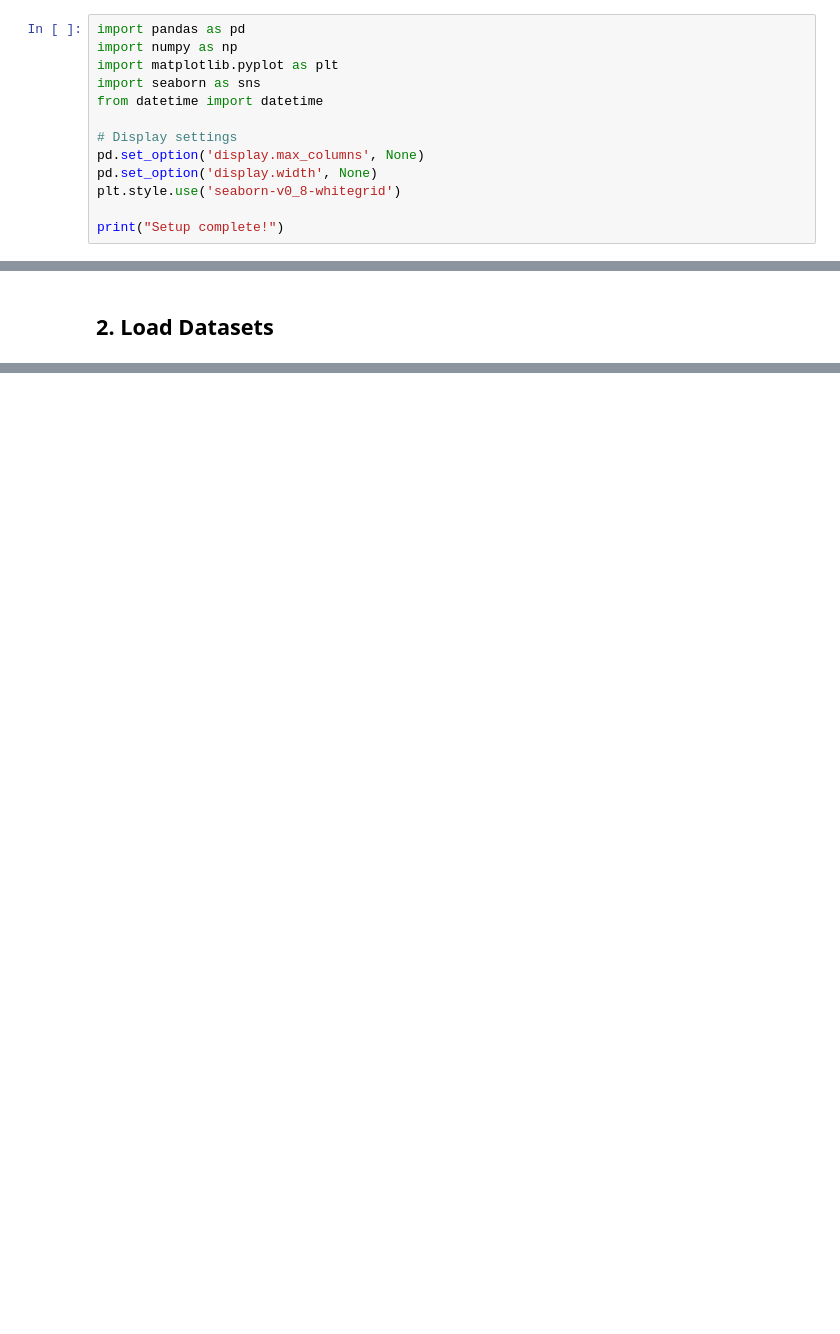
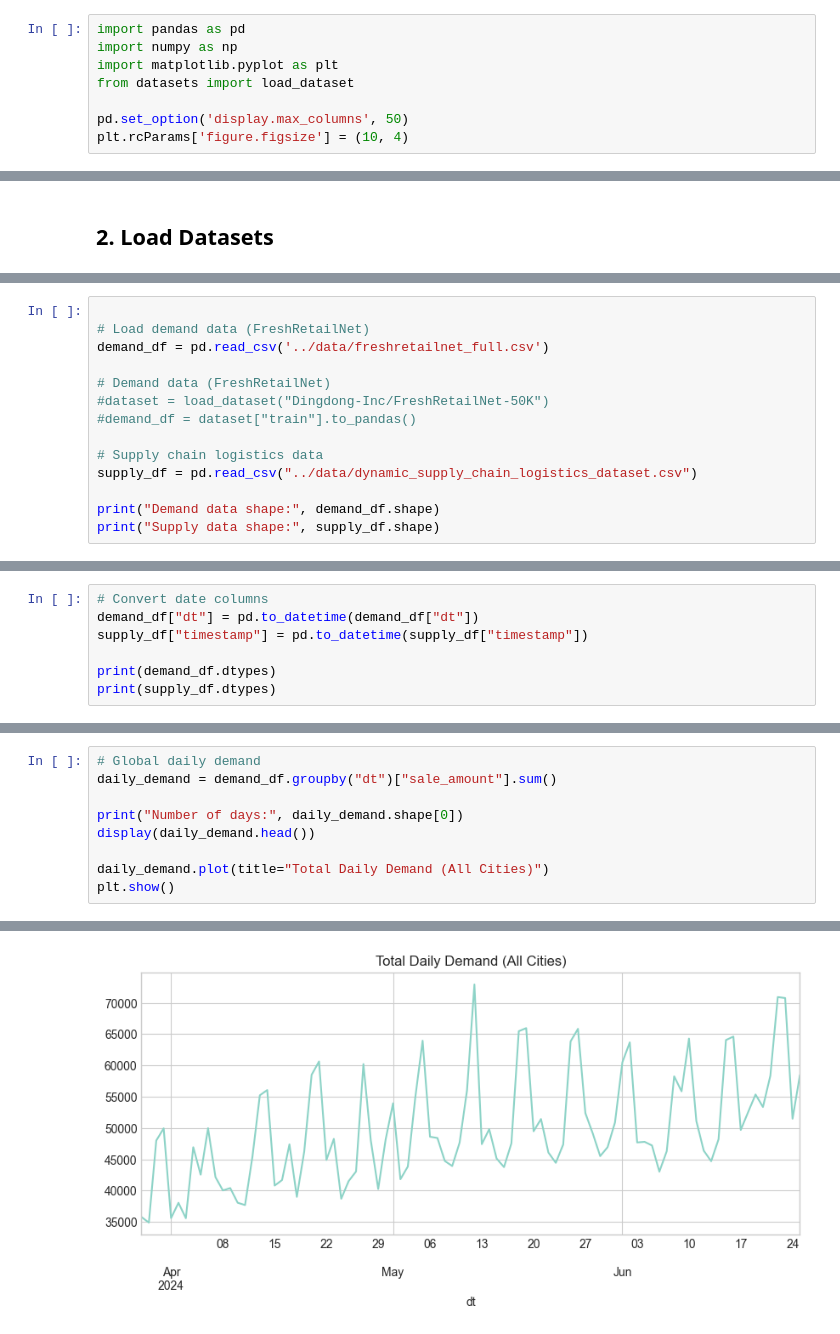
Before and after one commit to anoushka410/Material-Allocation, a Jupyter notebook: code/01_data_ingestion.ipynb, the cells around one changed output, grey strips where cells are left out. Drawn from its saved outputs; the diff is of its cells as text; blank space fills up the shorter version.

```diff
--- a/code/01_data_ingestion.ipynb
+++ b/code/01_data_ingestion.ipynb
@@ -10,12 +16,7 @@
 import pandas as pd
 import numpy as np
 import matplotlib.pyplot as plt
-import seaborn as sns
-from datetime import datetime
+from datasets import load_dataset
 
-# Display settings
-pd.set_option('display.max_columns', None)
-pd.set_option('display.width', None)
-plt.style.use('seaborn-v0_8-whitegrid')
-
-print("Setup complete!")
+pd.set_option('display.max_columns', 50)
+plt.rcParams['figure.figsize'] = (10, 4)
@@ -361,0 +25,14 @@ Saved:
+# %%
+
+# Load demand data (FreshRetailNet)
+demand_df = pd.read_csv('../data/freshretailnet_full.csv')
+
+# Demand data (FreshRetailNet)
+#dataset = load_dataset("Dingdong-Inc/FreshRetailNet-50K")
+#demand_df = dataset["train"].to_pandas()
+
+# Supply chain logistics data
+supply_df = pd.read_csv("../data/dynamic_supply_chain_logistics_dataset.csv")
+
+print("Demand data shape:", demand_df.shape)
+print("Supply data shape:", supply_df.shape)
@@ -361,0 +44,7 @@ Saved:
+# %%
+# Convert date columns
+demand_df["dt"] = pd.to_datetime(demand_df["dt"])
+supply_df["timestamp"] = pd.to_datetime(supply_df["timestamp"])
+
+print(demand_df.dtypes)
+print(supply_df.dtypes)
@@ -361,0 +87,10 @@ Saved:
+# %%
+# Global daily demand
+daily_demand = demand_df.groupby("dt")["sale_amount"].sum()
+
+print("Number of days:", daily_demand.shape[0])
+display(daily_demand.head())
+
+daily_demand.plot(title="Total Daily Demand (All Cities)")
+plt.show()
+# %% [output]
@@ -361,0 +105 @@ Saved:
+[figure, added]
```
Also changed, not shown: parts of 42 cells of this notebook.
